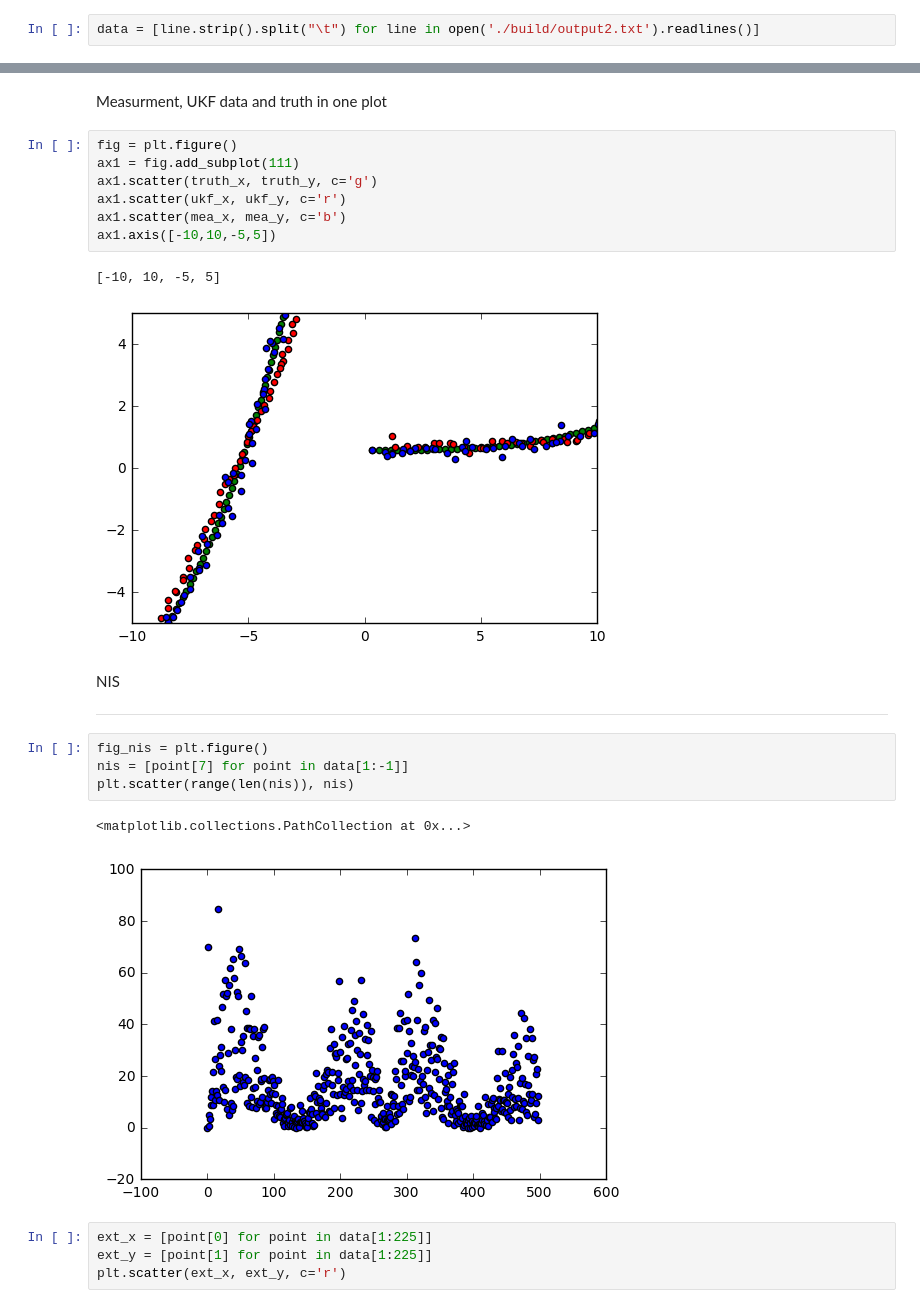
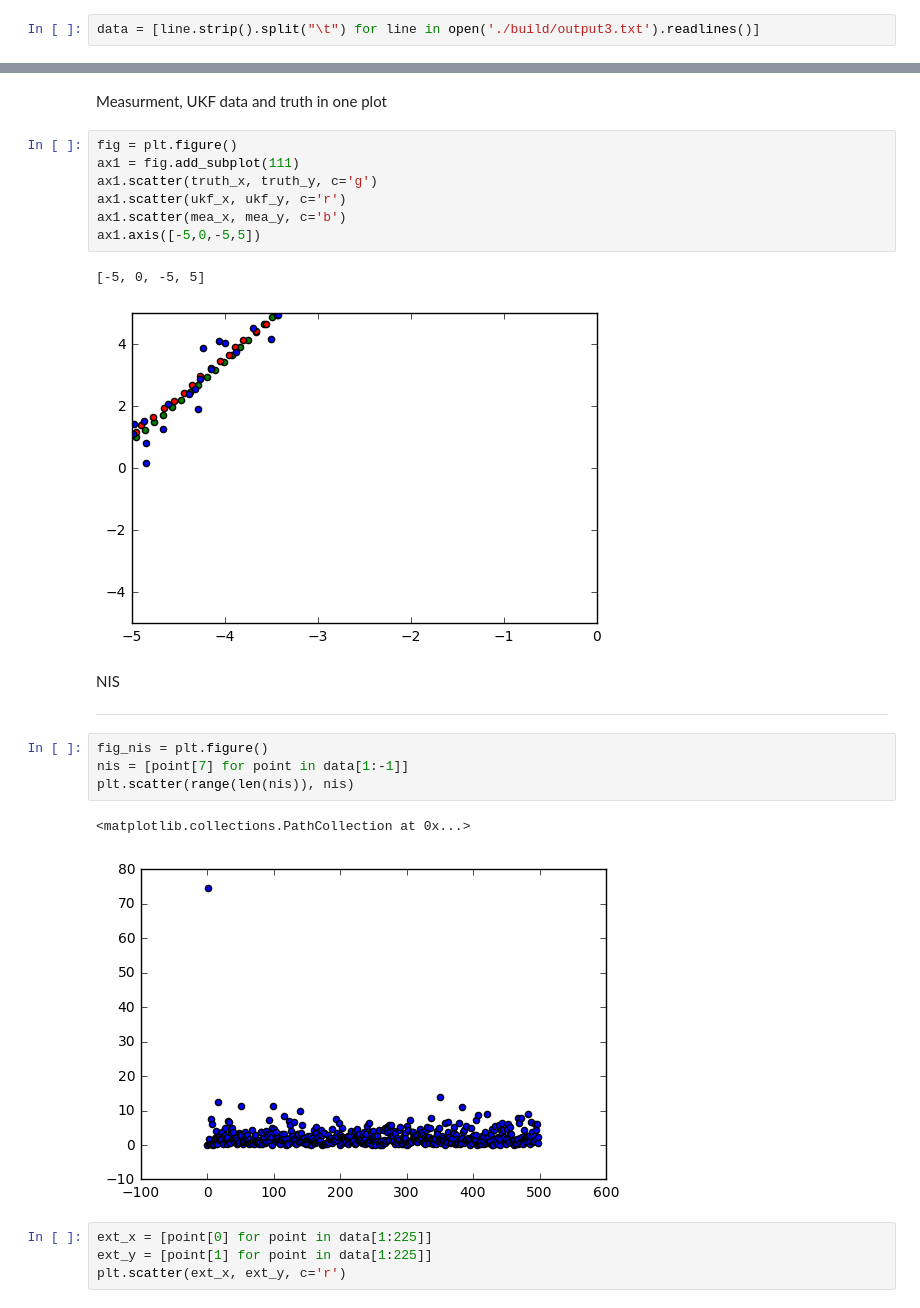
Before and after one commit to magnusodman/CarND-Unscented-Kalman-Filter-Project, a Jupyter notebook: Unscented Kalman Filter.ipynb, the cells around one changed output, grey strips where cells are left out. Saved outputs shown, nothing was run; the diff lists cells and outputs as text.

```diff
--- a/Unscented Kalman Filter.ipynb
+++ b/Unscented Kalman Filter.ipynb
@@ -79,7 +79,7 @@ plt.scatter([px_l,px2, pxu],[py_l, py2, pyu], c='brg')
 Looking at output data
 ----------------------
 # %%
-data = [line.strip().split("\t") for line in open('./build/output2.txt').readlines()]
+data = [line.strip().split("\t") for line in open('./build/output3.txt').readlines()]
 # %%
 print(data[0])
 print(data[1])
@@ -119,13 +119,13 @@ Measurment, UKF data and truth in one plot
 # %%
 fig = plt.figure()
 ax1 = fig.add_subplot(111)
 ax1.scatter(truth_x, truth_y, c='g')
 ax1.scatter(ukf_x, ukf_y, c='r')
 ax1.scatter(mea_x, mea_y, c='b')
-ax1.axis([-10,10,-5,5])
+ax1.axis([-5,0,-5,5])
 # %% [output]
-[-10, 10, -5, 5]
+[-5, 0, -5, 5]
-[figure, old version]
+[figure, new version]
 # %% [markdown]
 NIS
 ___
@@ -135,7 +135,7 @@ nis = [point[7] for point in data[1:-1]]
 plt.scatter(range(len(nis)), nis)
 # %% [output]
 <matplotlib.collections.PathCollection at 0x...>
-[figure, old version]
+[figure, new version]
 # %%
 ext_x = [point[0] for point in data[1:225]]
 ext_y = [point[1] for point in data[1:225]]
```
Also changed, not shown: parts of 2 cells of this notebook, 1 other file.
